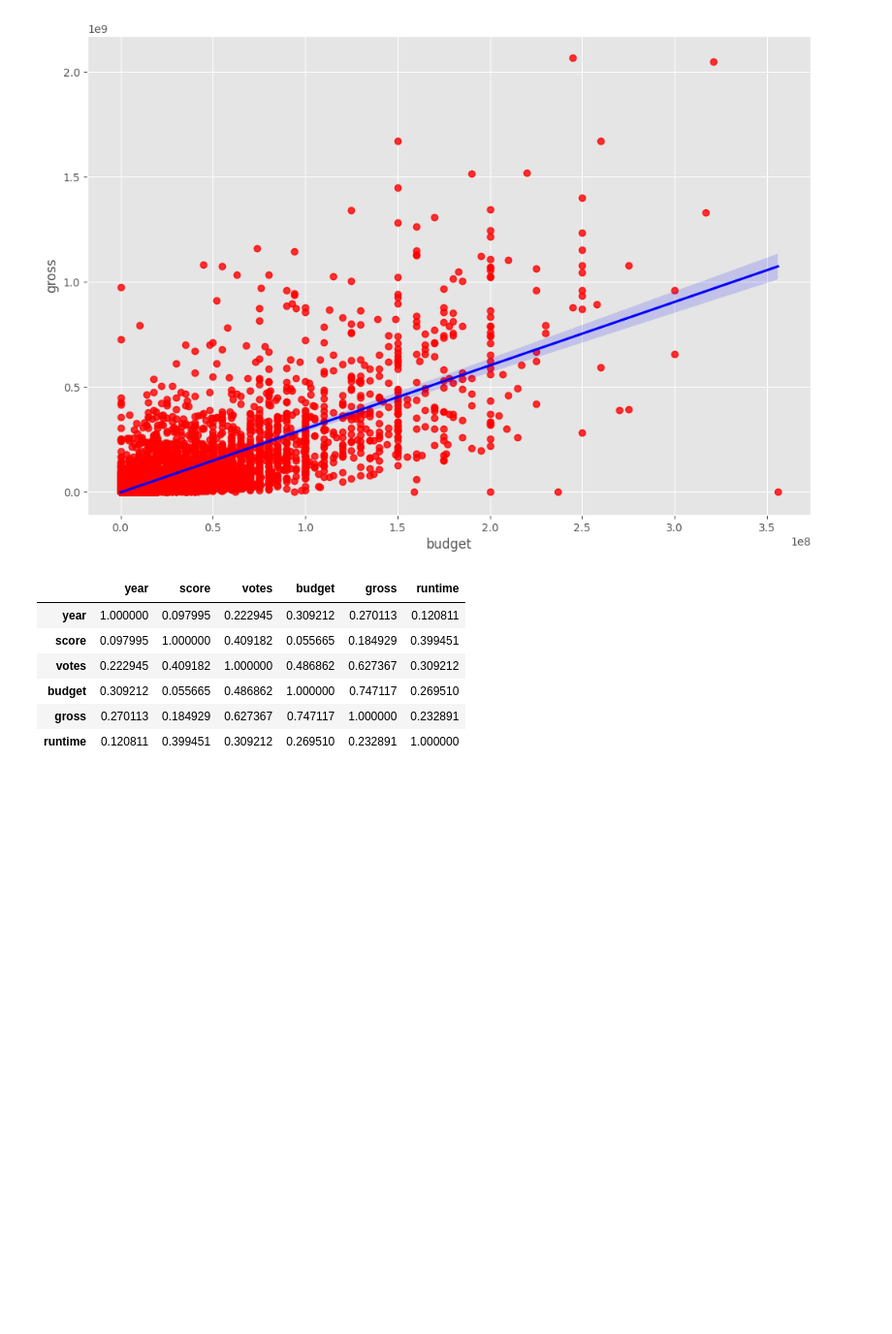
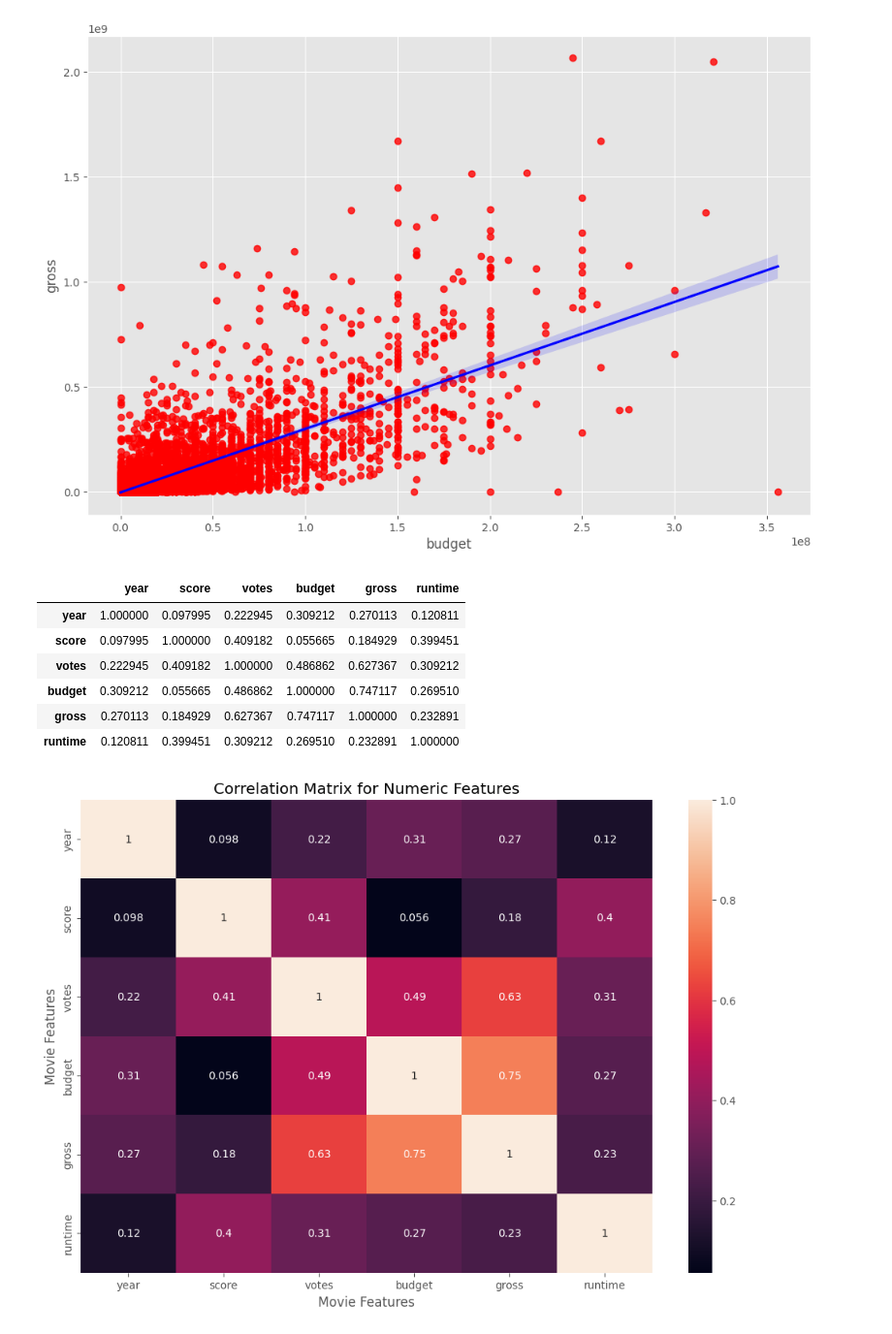
Before and after one commit to JAM5BOCsAdi/Data_Analyst_Python, a Jupyter notebook: Jupyter/Correlation/correlation.ipynb, the cells around one changed output. Shown at 97% size. Drawn from its saved outputs; the diff is of its cells as text; code cells hidden in the pictures; blank space fills up the shorter version.

Commit message:
Correlation FIN

```diff
--- a/Jupyter/Correlation/correlation.ipynb
+++ b/Jupyter/Correlation/correlation.ipynb
@@ -296,3 +297,14 @@ df.corr(numeric_only=True)
 | budget | 0.309212 | 0.055665 | 0.486862 | 1.000000 | 0.747117 | 0.269510 |
 | gross | 0.270113 | 0.184929 | 0.627367 | 0.747117 | 1.000000 | 0.232891 |
 | runtime | 0.120811 | 0.399451 | 0.309212 | 0.269510 | 0.232891 | 1.000000 |
+# %%
+# High correlation between budget and gross
+corr_matrix = df.corr(method='pearson', numeric_only=True)
+
+sns.heatmap(corr_matrix, annot=True)
+plt.title('Correlation Matrix for Numeric Features')
+plt.xlabel('Movie Features')
+plt.ylabel('Movie Features')
+plt.show()
+# %% [output]
+[figure, added]
```
Also changed, not shown: parts of 10 cells of this notebook.
